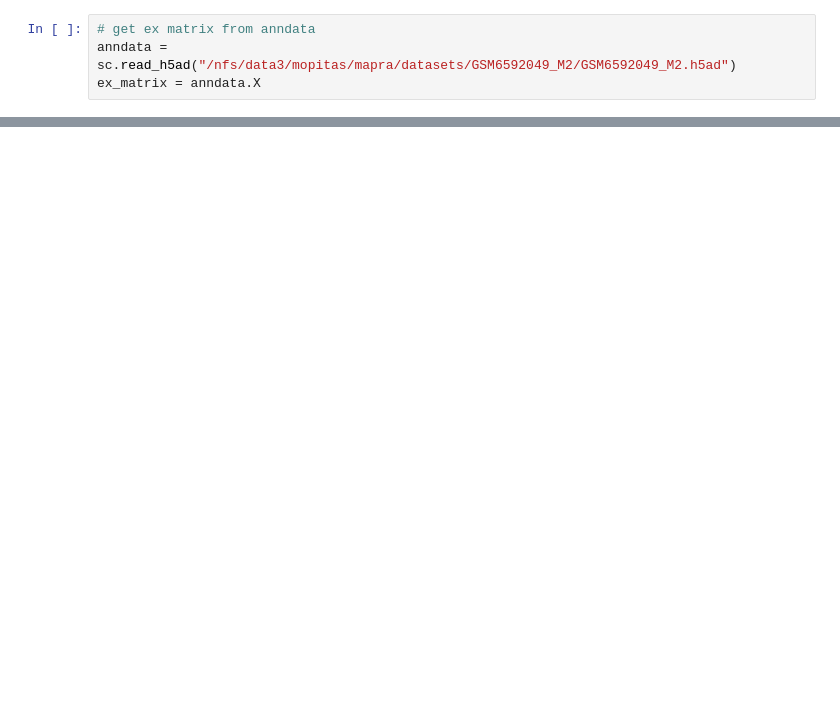
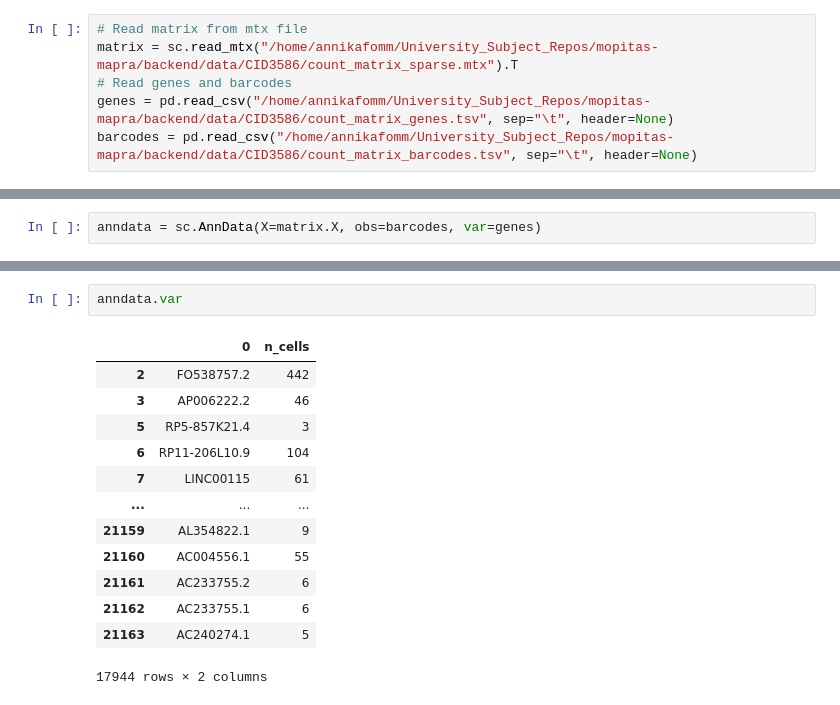
Before and after one commit to annikafomm/swarm, a Jupyter notebook: backend/aucell_scores.ipynb, the cells around one changed output, grey strips where cells are left out. Saved outputs shown, nothing was run; the diff lists cells and outputs as text; blank space fills up the shorter version.

```diff
--- a/backend/aucell_scores.ipynb
+++ b/backend/aucell_scores.ipynb
@@ -9,4 +16,6 @@ import scanpy as sc
 # %%
-# get ex matrix from anndata
-anndata = sc.read_h5ad("/nfs/data3/mopitas/mapra/datasets/GSM6592049_M2/GSM6592049_M2.h5ad")
-ex_matrix = anndata.X
+# Read matrix from mtx file
+matrix = sc.read_mtx("/home/annikafomm/University_Subject_Repos/mopitas-mapra/backend/data/CID3586/count_matrix_sparse.mtx").T
+# Read genes and barcodes
+genes = pd.read_csv("/home/annikafomm/University_Subject_Repos/mopitas-mapra/backend/data/CID3586/count_matrix_genes.tsv", sep="\t", header=None)
+barcodes = pd.read_csv("/home/annikafomm/University_Subject_Repos/mopitas-mapra/backend/data/CID3586/count_matrix_barcodes.tsv", sep="\t", header=None)
@@ -12,0 +35,2 @@ ex_matrix = anndata.X
+# %%
+anndata = sc.AnnData(X=matrix.X, obs=barcodes, var=genes)
@@ -25,0 +66,16 @@ genie3 = pd.read_csv(
+# %%
+anndata.var
+# %% [output]
+|  | 0 | n_cells |
+| 2 | FO538757.2 | 442 |
+| 3 | AP006222.2 | 46 |
+| 5 | RP5-857K21.4 | 3 |
+| 6 | RP11-206L10.9 | 104 |
+| 7 | LINC00115 | 61 |
+| ... | ... | ... |
+| 21159 | AL354822.1 | 9 |
+| 21160 | AC004556.1 | 55 |
+| 21161 | AC233755.2 | 6 |
+| 21162 | AC233755.1 | 6 |
+| 21163 | AC240274.1 | 5 |
+17944 rows × 2 columns
```
Also changed, not shown: parts of 15 cells of this notebook.
